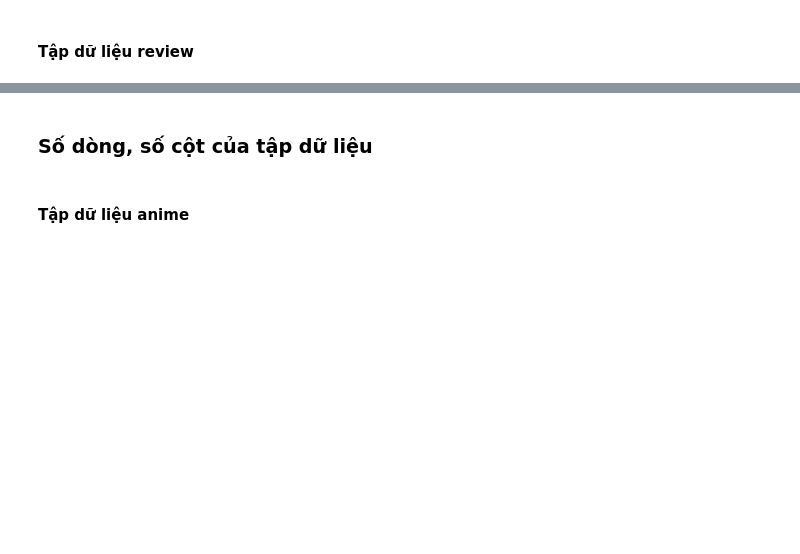
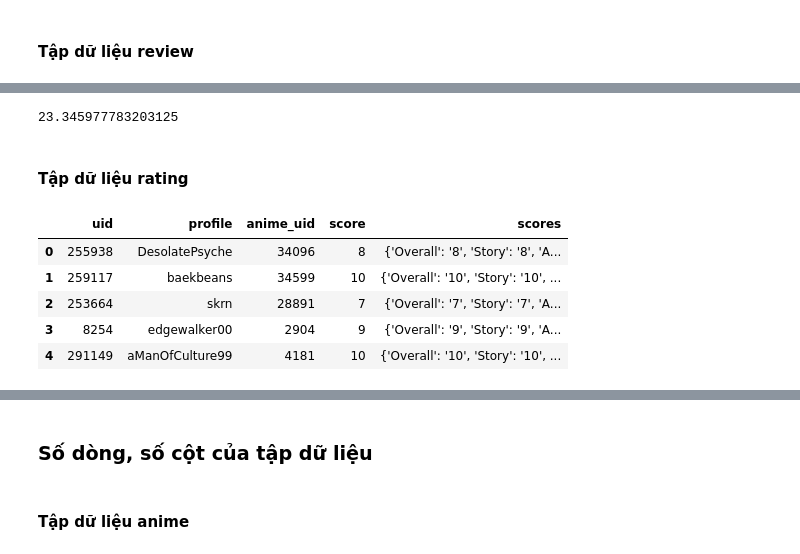
Before and after one commit to phineasla-hcmus/3.1-DS-Final, a Jupyter notebook: P4DS_FinalProject.ipynb, the cells around one changed output, grey strips where cells are left out. Cells and saved outputs as stored; diff of their text form; code cells hidden in the pictures; blank space fills up the shorter version.

```diff
--- a/P4DS_FinalProject.ipynb
+++ b/P4DS_FinalProject.ipynb
@@ -83,0 +142,29 @@ Sau khi giải nén thì mình thấy file `reviews.csv` tới gần 700MB, nên
+# %%
+# Loại bỏ cột text và link trong review
+RATING_CSV = os.path.join(DATA_DIR, 'ratings.csv')
+
+def review_to_rating():
+    is_first = True
+    for chunk in pd.read_csv(REVIEW_CSV, chunksize=1000):
+        chunk.drop(['text', 'link'], axis=1, inplace=True)
+        chunk.to_csv(RATING_CSV, mode='a', index=False, header=is_first)
+        is_first = False
+
+if not os.path.isfile(RATING_CSV):
+    review_to_rating()
+
+os.path.getsize(RATING_CSV) / 1024 ** 2
+# %% [output]
+23.345977783203125
+# %% [markdown]
+#### Tập dữ liệu rating
+# %%
+rating_df = pd.read_csv(RATING_CSV)
+rating_df.head()
+# %% [output]
+|  | uid | profile | anime_uid | score | scores |
+| 0 | 255938 | DesolatePsyche | 34096 | 8 | {'Overall': '8', 'Story': '8', 'A... |
+| 1 | 259117 | baekbeans | 34599 | 10 | {'Overall': '10', 'Story': '10', ... |
+| 2 | 253664 | skrn | 28891 | 7 | {'Overall': '7', 'Story': '7', 'A... |
+| 3 | 8254 | edgewalker00 | 2904 | 9 | {'Overall': '9', 'Story': '9', 'A... |
+| 4 | 291149 | aManOfCulture99 | 4181 | 10 | {'Overall': '10', 'Story': '10', ... |
```
Also changed, not shown: parts of 19 cells of this notebook.
